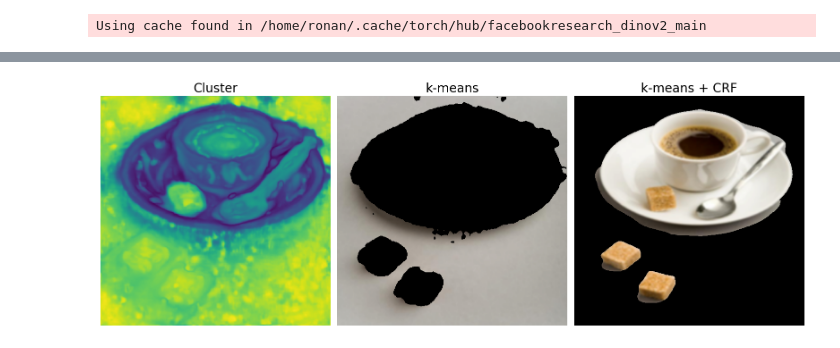
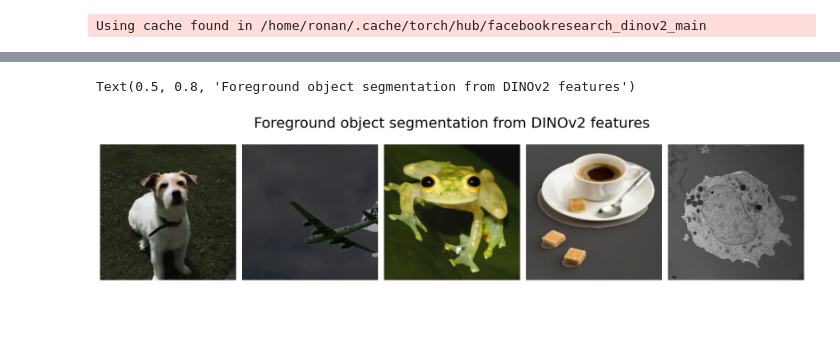
Before and after one commit to tldr-group/HR-Dv2, a Jupyter notebook: notebooks/threshold_selection.ipynb, the cells around one changed output, grey strips where cells are left out. Drawn from its saved outputs; the diff is of its cells as text; code cells hidden in the pictures; blank space fills up the shorter version.

```diff
--- a/notebooks/threshold_selection.ipynb
+++ b/notebooks/threshold_selection.ipynb
@@ -48,2 +32,0 @@ data = cluster.fit_transform(reshaped)
-# %%
-unary = unary_from_labels(cluster.labels_, 2, 0.7, False)
@@ -67,3 +33,7 @@ Q = d.inference(10)
+# %%
+shift_dists = [i for i in range(1, 3)]
+transforms, inv_transforms = tr.get_shift_transforms(shift_dists, 'Moore')
+net.set_transforms(transforms, inv_transforms)
 # %%
 LABEL_CONFIDENCE = 0.7
 SXY_G, SXY_B = (3, 3), (80, 80)
@@ -119,3 +101 @@ def object_segment(net: HighResDV2, img_arr: np.ndarray, img_tensor: torch.Tenso
     return fg_seg
-# %%
-fg_seg = object_segment(net, np.array(img), tensor, single_component=False)
@@ -133,25 +102,31 @@ plt.imshow(fg_seg * img)
-# %%
-out = np.argmax(Q, axis=0)
-binary = 1 - (out.reshape(h, w, 1))
-eroded = binary
-for i in range(0):
-    eroded = binary_erosion(eroded)
-
-titles = ["Cluster", "k-means", "k-means + CRF"]
-fig, axs = plt.subplots(nrows=1, ncols=3)
-fig.set_size_inches(16, 8)
-for i, ax in enumerate(axs):
-    plot_data: np.ndarray
-    if i == 0:
-        data2D = data.reshape(h, w, 2)
-        plot_data = rescale_pca_img(data2D)[:, :, 0]
-    elif i == 1:
-        plot_data = (cluster.labels_.reshape(h, w, 1)) * img #binary * img
-    else:
-        plot_data = eroded * img
-    ax.imshow(plot_data)
-    ax.set_axis_off()
-    ax.set_title(titles[i], fontsize=20)
-fig.tight_layout()
-# %% [output]
-[figure, removed]
+# %%
+img_paths = ["data/d3.jpg", "data/plane.jpg", "data/f1.jpg", "data/coffee.png", "data/c1.jpg"]
+masks, imgs = [], []
+
+for i, path in enumerate(img_paths):
+    tensor, img = tr.load_image(path, transform)
+    tensor.to(torch.float16)
+    tensor = tensor.cuda()
+
+    fg_seg = object_segment(net, np.array(img), tensor, single_component=False, verbose=False)
+    tensor = tensor.cpu()
+
+    imgs.append(img)
+    masks.append(fg_seg)
+# %%
+fig, axs = plt.subplots(ncols=len(img_paths))
+fig.set_size_inches(18, 8)
+
+for i, img in enumerate(imgs):
+    ax = axs[i]
+    mask = masks[i]
+    alpha_mask = np.where(mask == 1, [1, 1, 1, 1], [0.35, 0.35, 0.35, 0.95])
+    img = img.convert("RGBA")
+    masked = (img * alpha_mask).astype(np.uint8)
+    ax.imshow(masked)
+    ax.set_axis_off()
+fig.tight_layout()
+fig.suptitle("Foreground object segmentation from DINOv2 features", fontsize=26, y=0.8)
+# %% [output]
+Text(0.5, 0.8, 'Foreground object segmentation from DINOv2 features')
+[figure, added]
```
Also changed, not shown: parts of 7 cells of this notebook.
